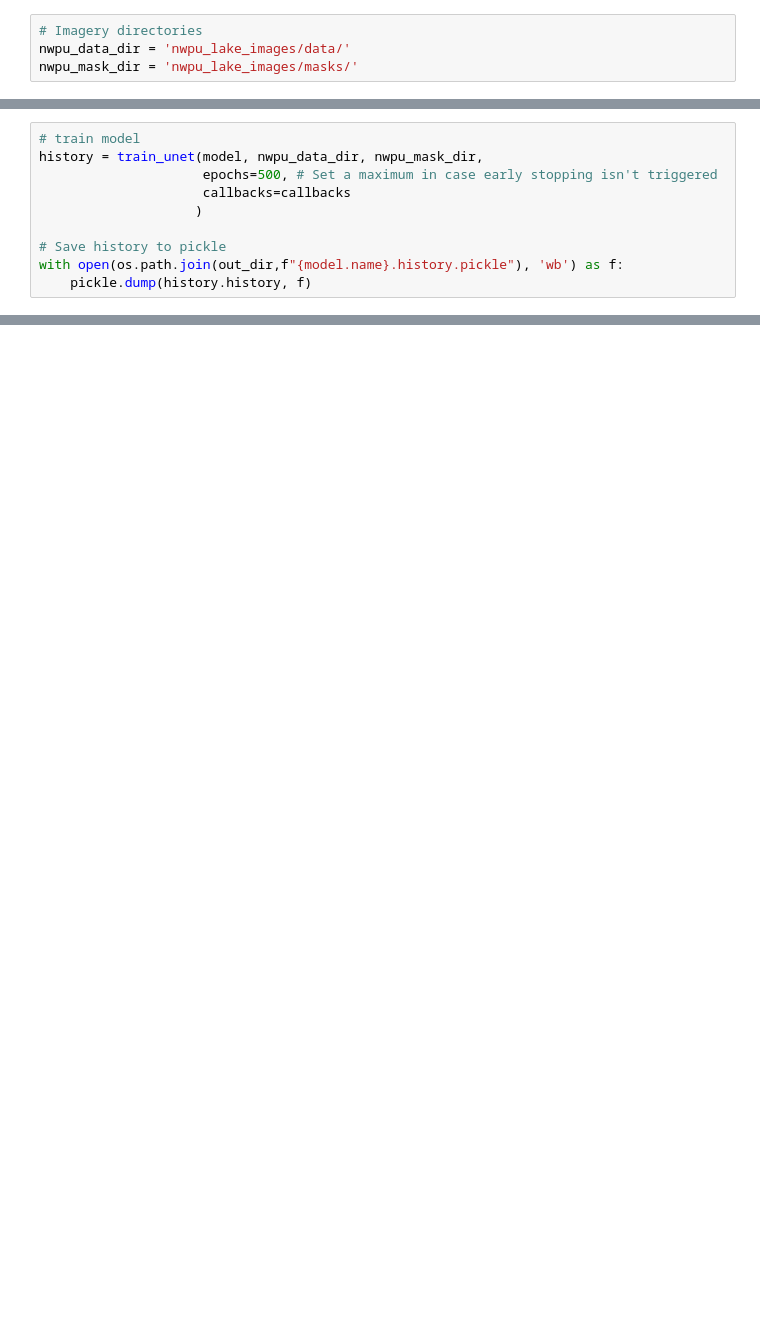
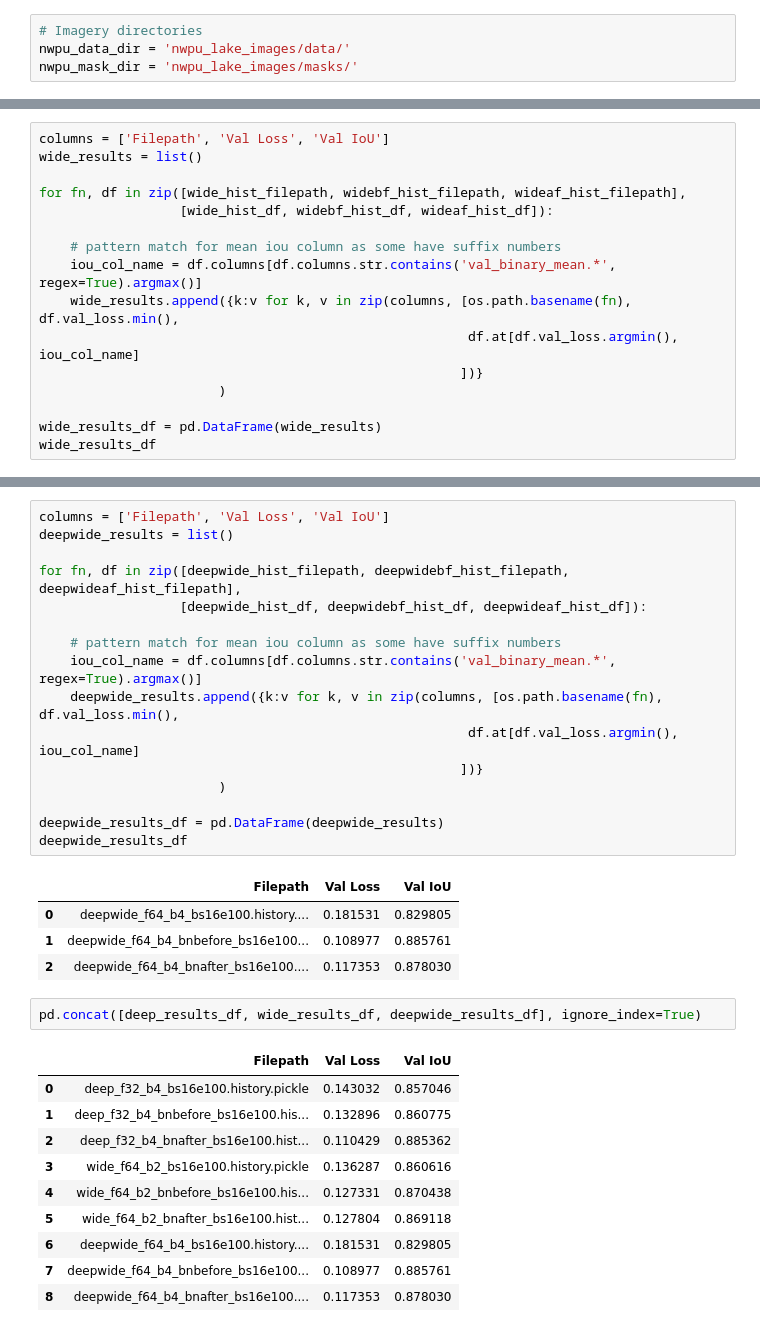
Before and after one commit to a-cass/eo-semantic-segmentation, a Jupyter notebook: nwpu-lakes/nwpu_lakes_segmentation_p7.ipynb, the cells around one changed output, grey strips where cells are left out. Saved outputs shown, nothing was run; the diff lists cells and outputs as text; blank space fills up the shorter version.

```diff
--- a/nwpu-lakes/nwpu_lakes_segmentation_p7.ipynb
+++ b/nwpu-lakes/nwpu_lakes_segmentation_p7.ipynb
@@ -150,10 +33,0 @@ callbacks=[early_stop, checkpointer, timer]
-# %%
-# train model
-history = train_unet(model, nwpu_data_dir, nwpu_mask_dir,
-                     epochs=500, # Set a maximum in case early stopping isn't triggered
-                     callbacks=callbacks
-                    )
-
-# Save history to pickle
-with open(os.path.join(out_dir,f"{model.name}.history.pickle"), 'wb') as f:
-    pickle.dump(history.history, f)
@@ -757,0 +322,16 @@ Let's see how this model performs on the test data in the final evaluation!
+# %%
+columns = ['Filepath', 'Val Loss', 'Val IoU']
+wide_results = list()
+
+for fn, df in zip([wide_hist_filepath, widebf_hist_filepath, wideaf_hist_filepath],
+                  [wide_hist_df, widebf_hist_df, wideaf_hist_df]):
+
+    # pattern match for mean iou column as some have suffix numbers
+    iou_col_name = df.columns[df.columns.str.contains('val_binary_mean.*', regex=True).argmax()]
+    wide_results.append({k:v for k, v in zip(columns, [os.path.basename(fn), df.val_loss.min(),
+                                                       df.at[df.val_loss.argmin(), iou_col_name]
+                                                      ])}
+                       )
+
+wide_results_df = pd.DataFrame(wide_results)
+wide_results_df
@@ -757,0 +377,34 @@ Let's see how this model performs on the test data in the final evaluation!
+# %%
+columns = ['Filepath', 'Val Loss', 'Val IoU']
+deepwide_results = list()
+
+for fn, df in zip([deepwide_hist_filepath, deepwidebf_hist_filepath, deepwideaf_hist_filepath],
+                  [deepwide_hist_df, deepwidebf_hist_df, deepwideaf_hist_df]):
+
+    # pattern match for mean iou column as some have suffix numbers
+    iou_col_name = df.columns[df.columns.str.contains('val_binary_mean.*', regex=True).argmax()]
+    deepwide_results.append({k:v for k, v in zip(columns, [os.path.basename(fn), df.val_loss.min(),
+                                                       df.at[df.val_loss.argmin(), iou_col_name]
+                                                      ])}
+                       )
+
+deepwide_results_df = pd.DataFrame(deepwide_results)
+deepwide_results_df
+# %% [output]
+|  | Filepath | Val Loss | Val IoU |
+| 0 | deepwide_f64_b4_bs16e100.history.... | 0.181531 | 0.829805 |
+| 1 | deepwide_f64_b4_bnbefore_bs16e100... | 0.108977 | 0.885761 |
+| 2 | deepwide_f64_b4_bnafter_bs16e100.... | 0.117353 | 0.878030 |
+# %%
+pd.concat([deep_results_df, wide_results_df, deepwide_results_df], ignore_index=True)
+# %% [output]
+|  | Filepath | Val Loss | Val IoU |
+| 0 | deep_f32_b4_bs16e100.history.pickle | 0.143032 | 0.857046 |
+| 1 | deep_f32_b4_bnbefore_bs16e100.his... | 0.132896 | 0.860775 |
+| 2 | deep_f32_b4_bnafter_bs16e100.hist... | 0.110429 | 0.885362 |
+| 3 | wide_f64_b2_bs16e100.history.pickle | 0.136287 | 0.860616 |
+| 4 | wide_f64_b2_bnbefore_bs16e100.his... | 0.127331 | 0.870438 |
+| 5 | wide_f64_b2_bnafter_bs16e100.hist... | 0.127804 | 0.869118 |
+| 6 | deepwide_f64_b4_bs16e100.history.... | 0.181531 | 0.829805 |
+| 7 | deepwide_f64_b4_bnbefore_bs16e100... | 0.108977 | 0.885761 |
+| 8 | deepwide_f64_b4_bnafter_bs16e100.... | 0.117353 | 0.878030 |
```
Also changed, not shown: parts of 58 cells of this notebook, 2 other files.
